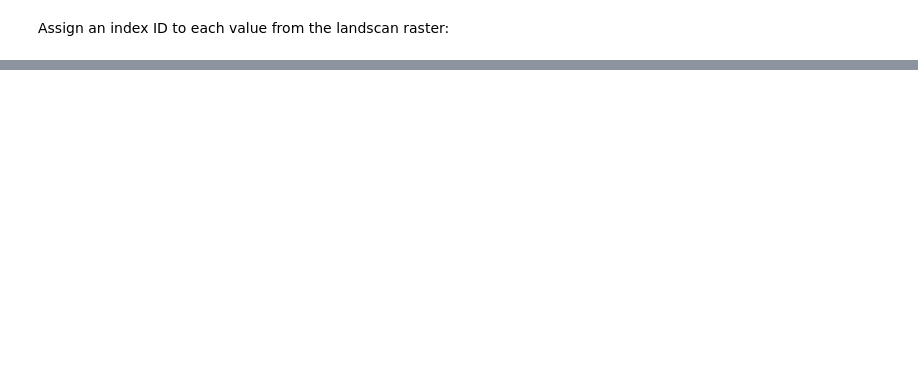
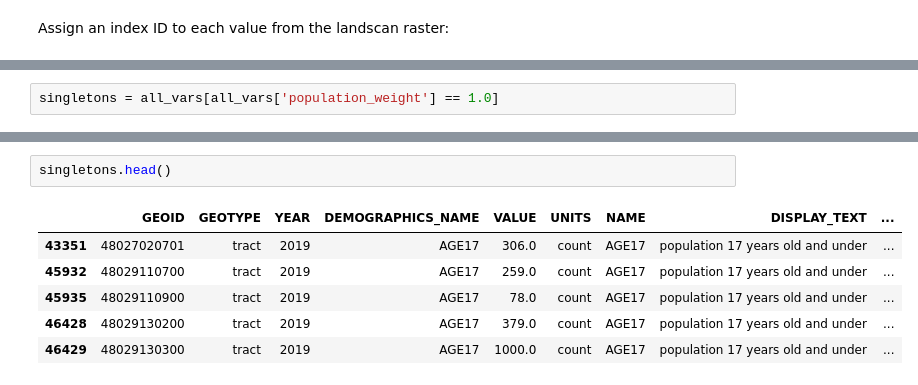
Before and after one commit to kellypierce/demographic-toolkit, a Jupyter notebook: svi_landscan.ipynb, the cells around one changed output, grey strips where cells are left out. Drawn from its saved outputs; the diff is of its cells as text; blank space fills up the shorter version.

```diff
--- a/svi_landscan.ipynb
+++ b/svi_landscan.ipynb
@@ -157,0 +218,2 @@ landscan_vars_final.to_file('/Users/kpierce/CooksProTX/demographic_data_landscan
+# %%
+singletons = all_vars[all_vars['population_weight'] == 1.0]
@@ -157,0 +239,9 @@ landscan_vars_final.to_file('/Users/kpierce/CooksProTX/demographic_data_landscan
+# %%
+singletons.head()
+# %% [output]
+|  | GEOID | GEOTYPE | YEAR | DEMOGRAPHICS_NAME | VALUE | UNITS | NAME | DISPLAY_TEXT | ... |
+| 43351 | 48027020701 | tract | 2019 | AGE17 | 306.0 | count | AGE17 | population 17 years old and under | ... |
+| 45932 | 48029110700 | tract | 2019 | AGE17 | 259.0 | count | AGE17 | population 17 years old and under | ... |
+| 45935 | 48029110900 | tract | 2019 | AGE17 | 78.0 | count | AGE17 | population 17 years old and under | ... |
+| 46428 | 48029130200 | tract | 2019 | AGE17 | 379.0 | count | AGE17 | population 17 years old and under | ... |
+| 46429 | 48029130300 | tract | 2019 | AGE17 | 1000.0 | count | AGE17 | population 17 years old and under | ... |
```
Also changed, not shown: parts of 83 cells of this notebook.
